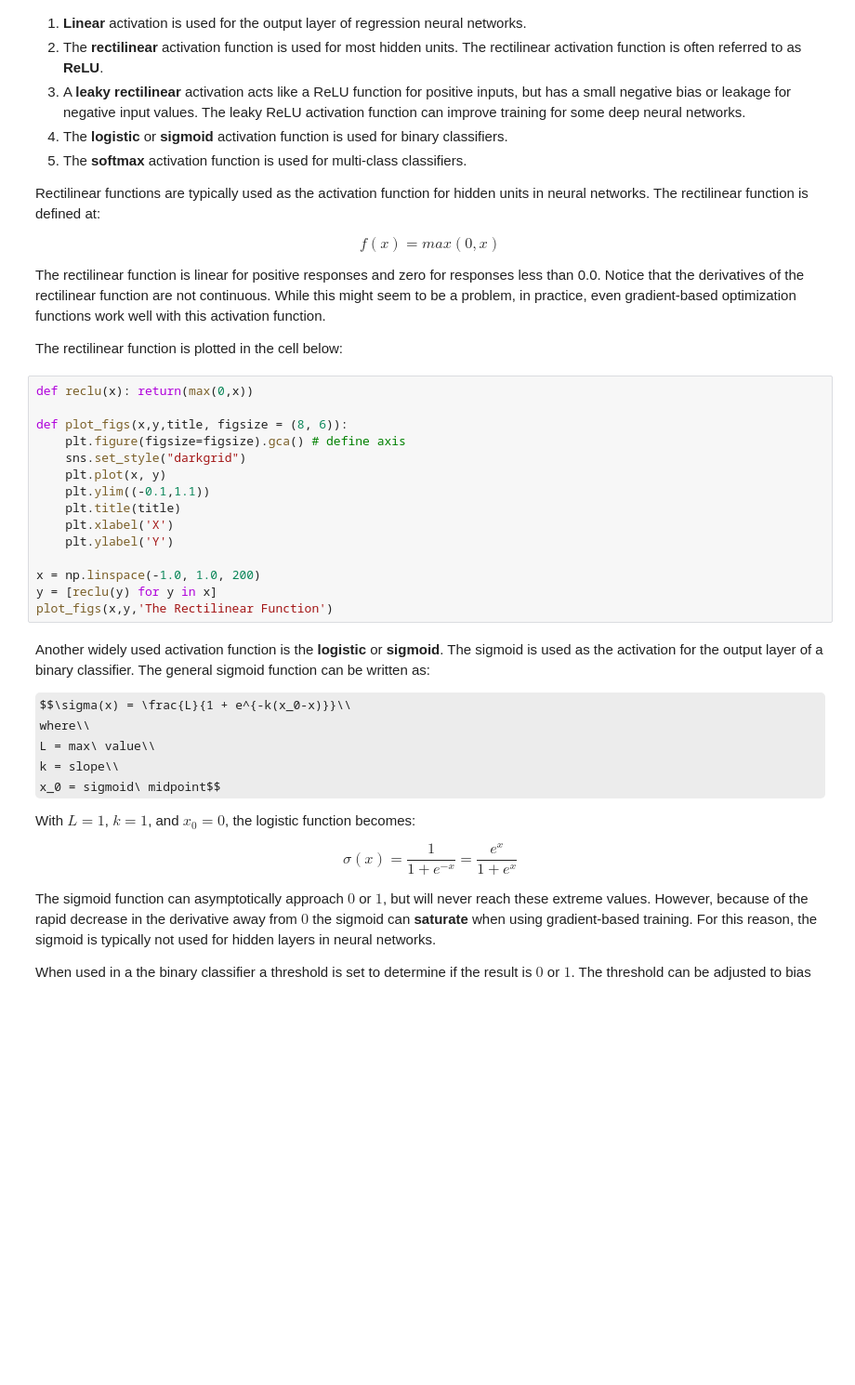
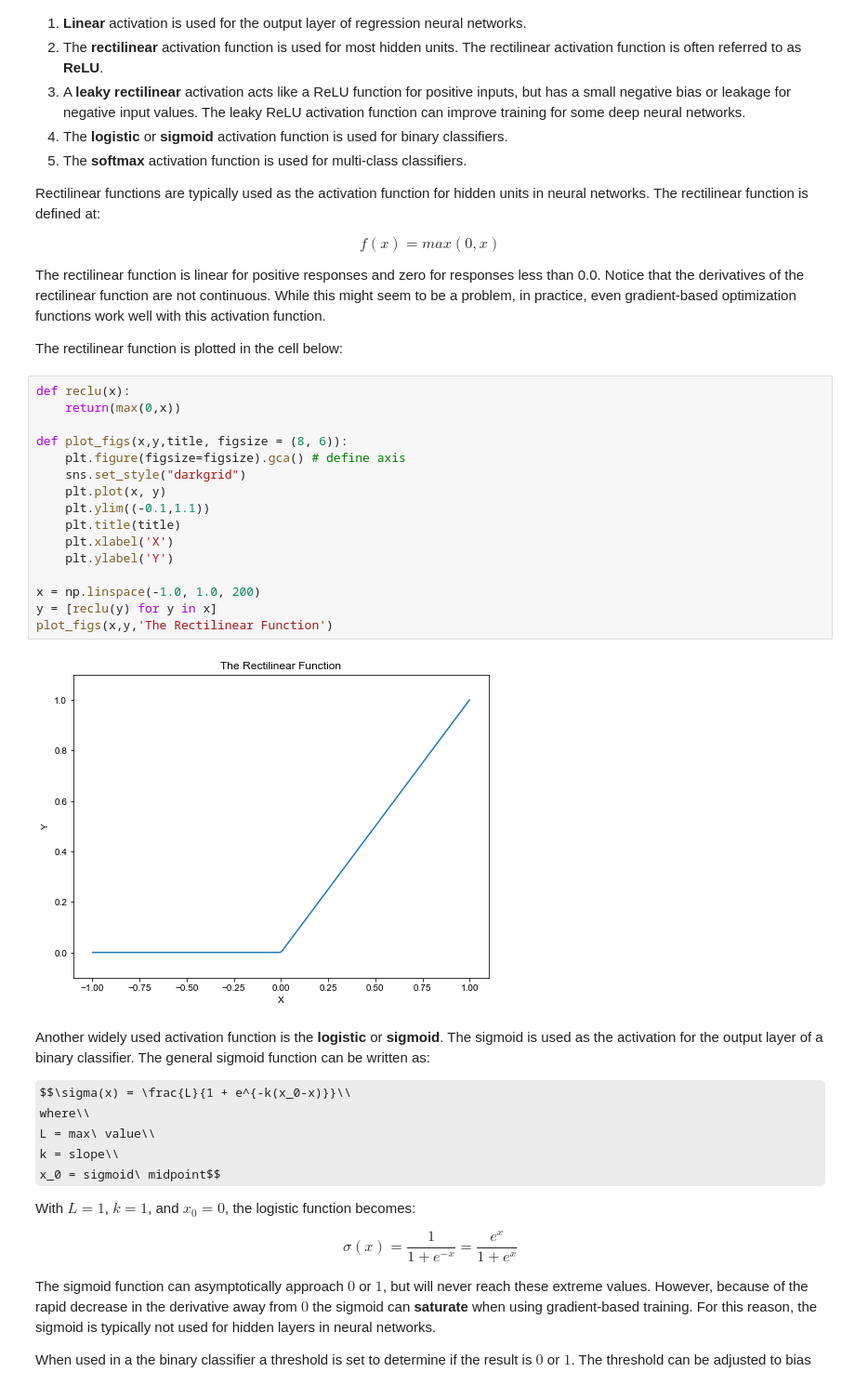
Before and after one commit to rodolfolermacontreras/ML_3_Assignment_1, a Jupyter notebook: 1_IntrotoDeepForwardNetworks.ipynb, the cells around one changed output. Shown at 93% size. Saved outputs shown, nothing was run; the diff lists cells and outputs as text; some formulas as TeX source; blank space fills up the shorter version.

```diff
--- a/1_IntrotoDeepForwardNetworks.ipynb
+++ b/1_IntrotoDeepForwardNetworks.ipynb
@@ -207,20 +201,23 @@ The rectilinear function is linear for positive responses and zero for responses
 
 The rectilinear function is plotted in the cell below:
 # %%
-def reclu(x): return(max(0,x))
+def reclu(x):
+    return(max(0,x))
 
 def plot_figs(x,y,title, figsize = (8, 6)):
     plt.figure(figsize=figsize).gca() # define axis
     sns.set_style("darkgrid")
     plt.plot(x, y)
     plt.ylim((-0.1,1.1))
     plt.title(title)
     plt.xlabel('X')
     plt.ylabel('Y')
 
 x = np.linspace(-1.0, 1.0, 200)
 y = [reclu(y) for y in x]
 plot_figs(x,y,'The Rectilinear Function')
+# %% [output]
+[figure, added]
 # %% [markdown]
 Another widely used activation function is the **logistic** or **sigmoid**. The sigmoid is used as the activation for the output layer of a binary classifier. The general sigmoid function can be written as:
 
```
Also changed, not shown: parts of 34 cells of this notebook.
